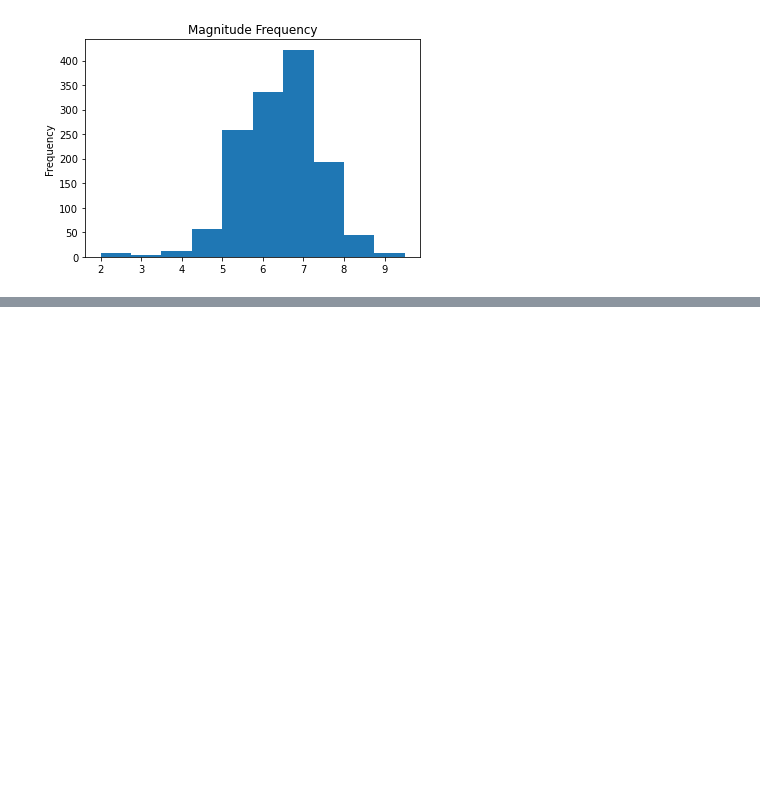
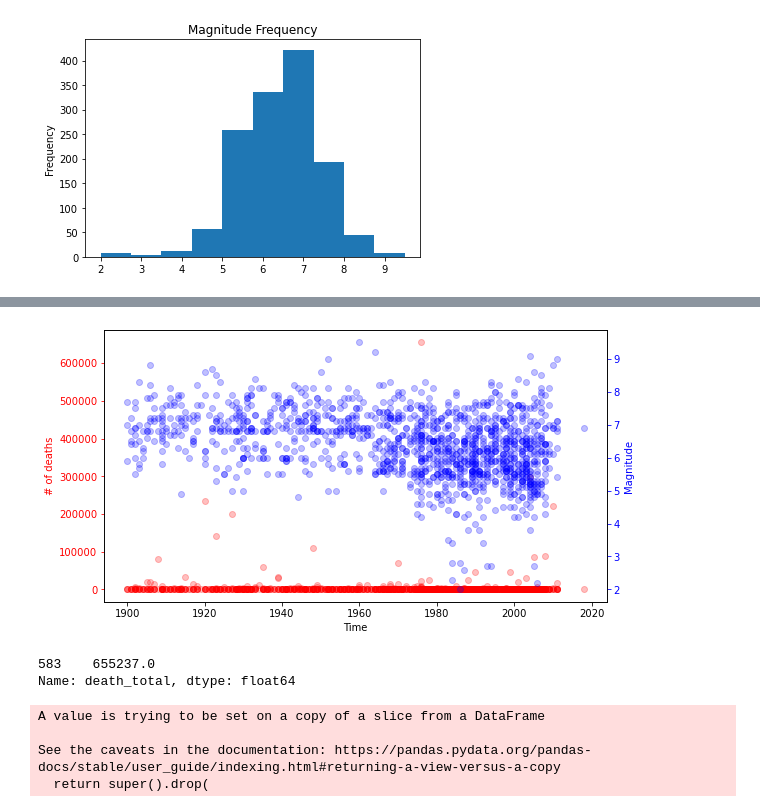
Before and after one commit to nss-data-science-cohort-4/dq3-earthquakes-mst-2-0, a Jupyter notebook: notebooks/quake_question1_tf.ipynb, the cells around one changed output, grey strips where cells are left out. Drawn from its saved outputs; the diff is of its cells as text; code cells hidden in the pictures; blank space fills up the shorter version.

```diff
--- a/notebooks/quake_question1_tf.ipynb
+++ b/notebooks/quake_question1_tf.ipynb
@@ -164,0 +162,29 @@ sns.scatterplot(x='depth_km', y='death_total', data=wikipedia_df)
+# %%
+fig, ax = plt.subplots(figsize=(9,5))
+ax.scatter(wikipedia_df['year'], wikipedia_df['death_total'],
+           color='red', alpha=.25)
+ax.set_xlabel('Time')
+ax.set_ylabel('# of deaths', color='red')
+ax.tick_params('y', colors='red')
+ax2 = ax.twinx()
+ax2.scatter(wikipedia_df['year'], wikipedia_df['magnitude'],
+         color='blue', alpha=.25)
+ax2.set_ylabel('Magnitude', color='blue');
+ax2.tick_params('y', colors='blue')
+# %% [output]
+[figure, added]
+# %%
+deaths_above_mean = wikipedia_df[wikipedia_df['death_total'] > wikipedia_df['death_total'].mean()]
+deaths_above_mean['death_total'].nlargest(1)
+# %% [output]
+583    655237.0
+Name: death_total, dtype: float64
+# %%
+#removing high death outliers
+outliers = deaths_above_mean[deaths_above_mean['death_total'] > 50000].index
+deaths_above_mean.drop(outliers, inplace=True)
+# %% [output]
+A value is trying to be set on a copy of a slice from a DataFrame
+
+See the caveats in the documentation: https://pandas.pydata.org/pandas-docs/stable/user_guide/indexing.html#returning-a-view-versus-a-copy
+  return super().drop(
```
Also changed, not shown: parts of 23 cells of this notebook.
